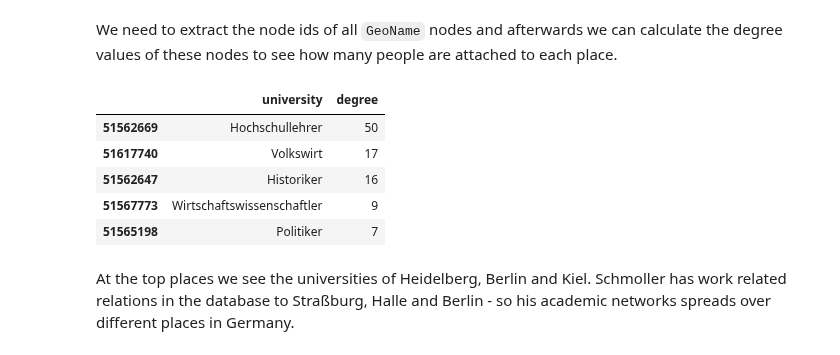
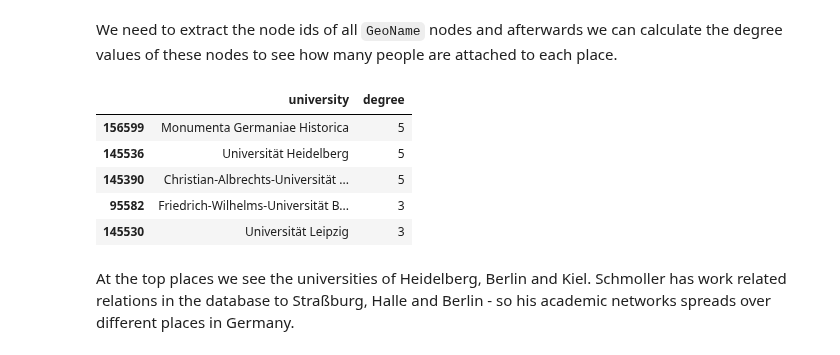
Before and after one commit to sonar-idh/jupyter-curriculum, a Jupyter notebook: notebooks/Notebook 5 - History of Economics.ipynb, the cells around one changed output. Drawn from its saved outputs; the diff is of its cells as text; code cells hidden in the pictures.

```diff
--- a/notebooks/Notebook 5 - History of Economics.ipynb
+++ b/notebooks/Notebook 5 - History of Economics.ipynb
@@ -521,20 +471,20 @@ G = to_nx_graph(neo4j_driver = driver,
 We need to extract the node ids of all `GeoName` nodes and afterwards we can calculate the degree values of these nodes to see how many people are attached to each place.
 # %%
 university_names = {x: y["Name"] for x,y in G.nodes(data=True) if y["type"] == "CorpName"}
-university_names_df = pd.DataFrame.from_dict(places_names, orient="index", columns=["university"])
+university_names_df = pd.DataFrame.from_dict(university_names, orient="index", columns=["university"])
 
 university_degrees = dict(G.degree(university_names_df.index.tolist()))
 university_degrees_df = pd.DataFrame.from_dict(university_degrees, orient="index", columns=["degree"])
 
 university_degrees_df = pd.concat([university_names_df, university_degrees_df], axis = 1).sort_values("degree", ascending=False)
 university_degrees_df.head()
 # %% [output]
 |  | university | degree |
-| 51562669 | Hochschullehrer | 50 |
-| 51617740 | Volkswirt | 17 |
-| 51562647 | Historiker | 16 |
-| 51567773 | Wirtschaftswissenschaftler | 9 |
-| 51565198 | Politiker | 7 |
+| 156599 | Monumenta Germaniae Historica | 5 |
+| 145536 | Universität Heidelberg | 5 |
+| 145390 | Christian-Albrechts-Universität ... | 5 |
+| 95582 | Friedrich-Wilhelms-Universität B... | 3 |
+| 145530 | Universität Leipzig | 3 |
 # %% [markdown]
 At the top places we see the universities of Heidelberg, Berlin and Kiel. Schmoller has work related relations in the database to Straßburg, Halle and Berlin - so his academic networks spreads over different places in Germany.
 # %% [markdown]
```
Also changed, not shown: parts of 16 cells of this notebook.
